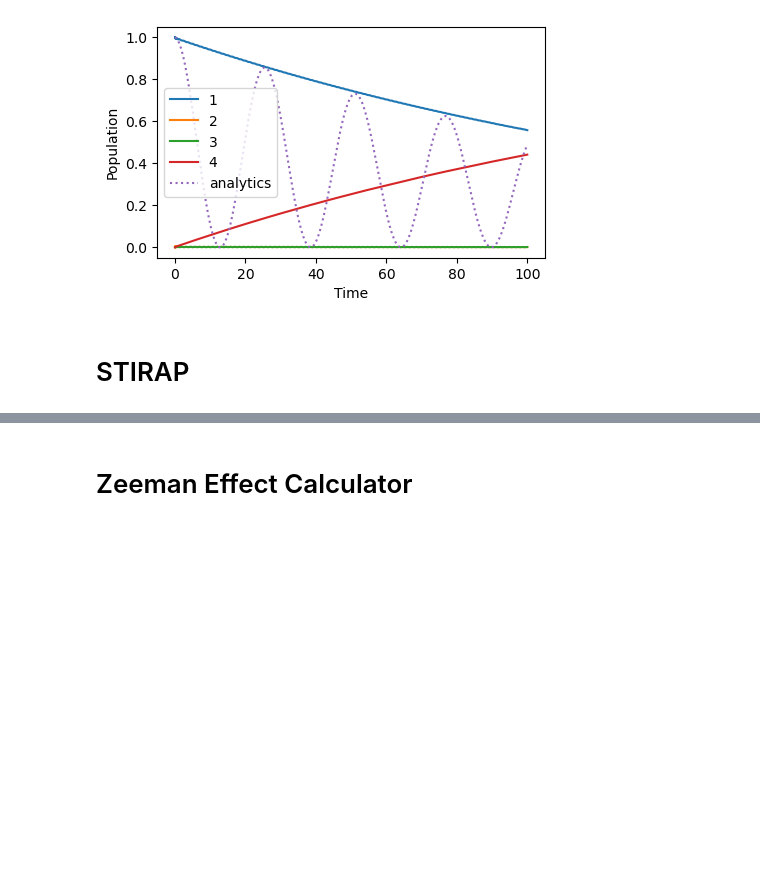
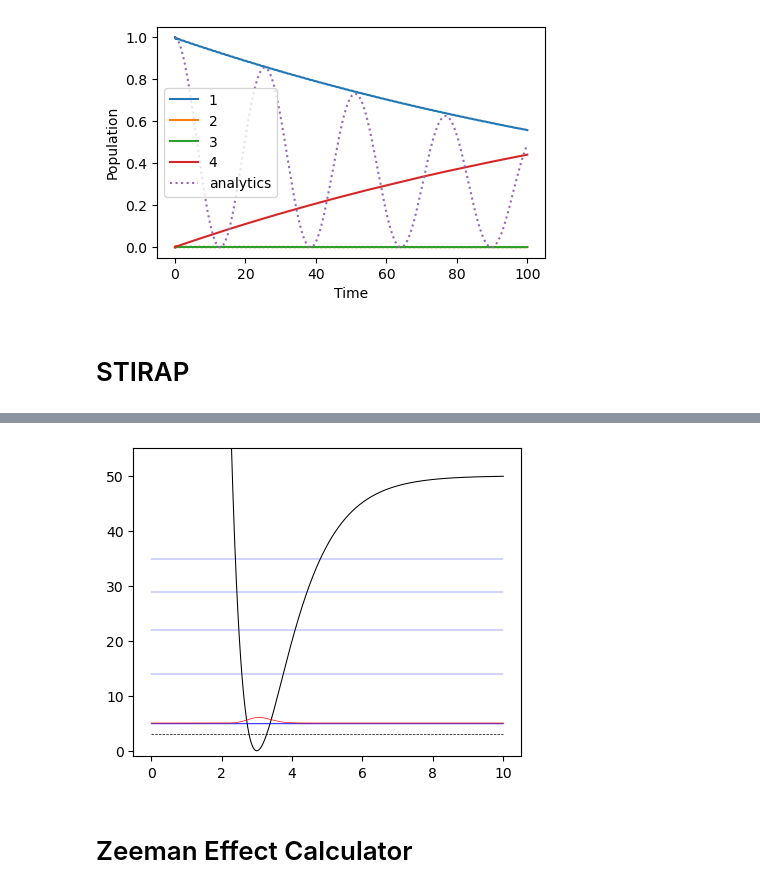
Before and after one commit to huanium/huanium, a Jupyter notebook: MIT_PhD/AMO_Calculator/AMO_Calculator.ipynb, the cells around one changed output, grey strips where cells are left out. Cells and saved outputs as stored; diff of their text form; code cells hidden in the pictures; blank space fills up the shorter version.

```diff
--- a/MIT_PhD/AMO_Calculator/AMO_Calculator.ipynb
+++ b/MIT_PhD/AMO_Calculator/AMO_Calculator.ipynb
@@ -281,3 +420,30 @@ two_photon_rabi_raman_damped_oscillation(tlist, four_levels, gamma_e, Delta, del
+# %%
+# Morse potential
+r = np.linspace(1e-6,10,1000)
+De = 50
+re = 3
+Vr = Vr_Morse(r, De, re)
+E_guess = 3
+r_center, r_center_idx = r_Vrmin(r,Vr)
+num_states = 5
+spec = np.sqrt(2*De)*(np.linspace(0,num_states-1,num_states)+1/2)-(1/2)*(np.linspace(0,num_states-1,num_states)+1/2)**2
+
+# optimize
+u_final, E_final = numerov_optimize(r, Vr, E_guess, r_center_idx, l=0, E_tolerance=1e-6, max_iter = 1000)
+
+# plot potential, E_guess, turning points, spectrum, and final wfn
+fig, ax = plt.subplots(figsize=(5,4))
+ax.plot(r, Vr,'k',linewidth=0.75)
+ax.plot(r, E_guess*np.ones(r.size), 'k', linewidth=0.5,linestyle='--')
+# ax.plot(r, numerov(r=r,Vr=Vr,E_guess=E_guess,r_center_idx= r_center_idx) + E_guess, 'red',linewidth=0.75) # guess wfn
+for i in range(num_states):
+    ax.plot(r, np.ones(r.size)*spec[i],'blue',linewidth=0.25)
+ax.plot(r,E_final*np.ones(r.size),'blue',linewidth=0.5)
+ax.plot(r,u_final+E_final, 'red',linewidth=0.5)
+plt.ylim([-De/50, De*1.1])
+plt.show()
+# %% [output]
+[figure, added]
 # %% [markdown]
 # <font size=5, color='black'> Zeeman Effect Calculator </font>
 # %%
```
Also changed, not shown: parts of 7 cells of this notebook, 43 other files.
